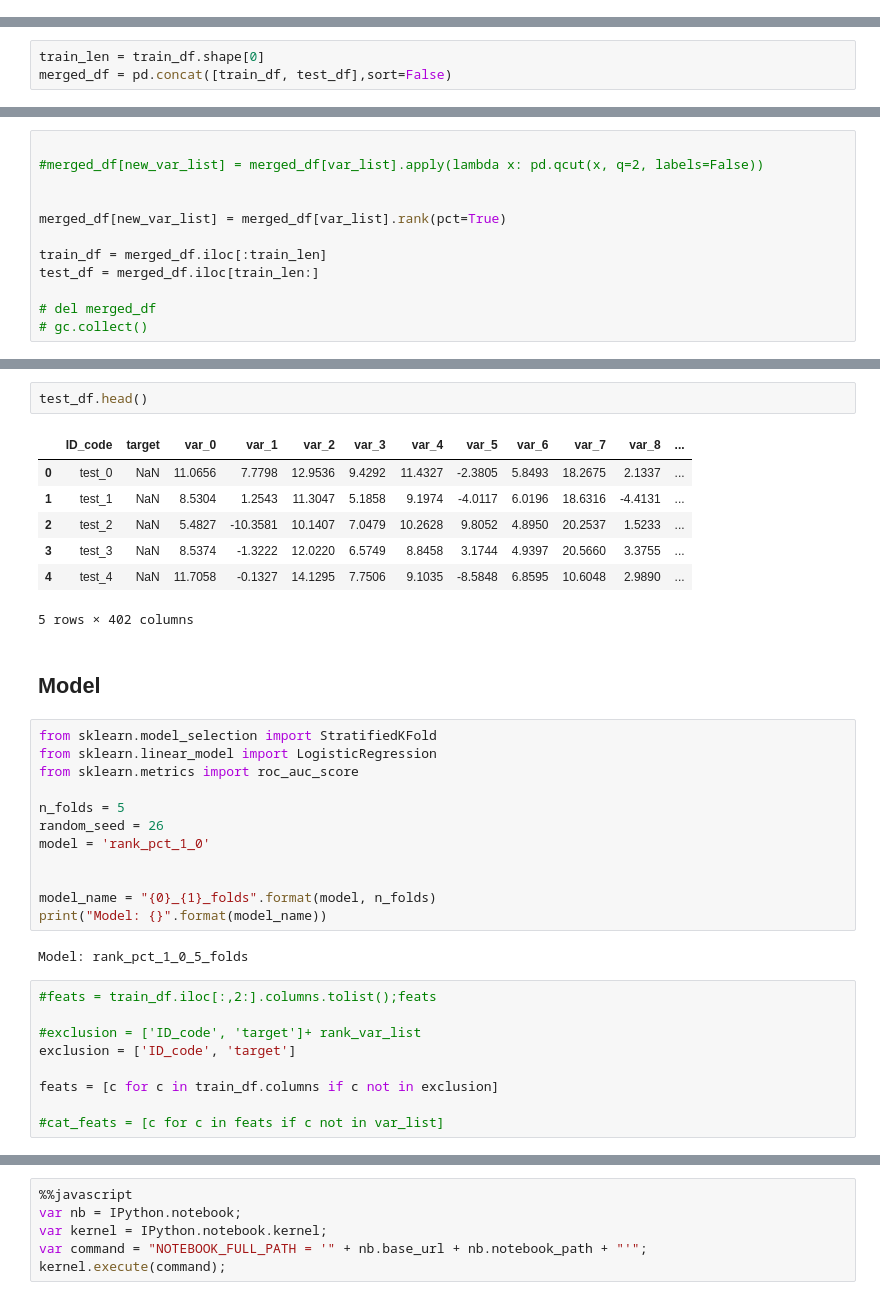
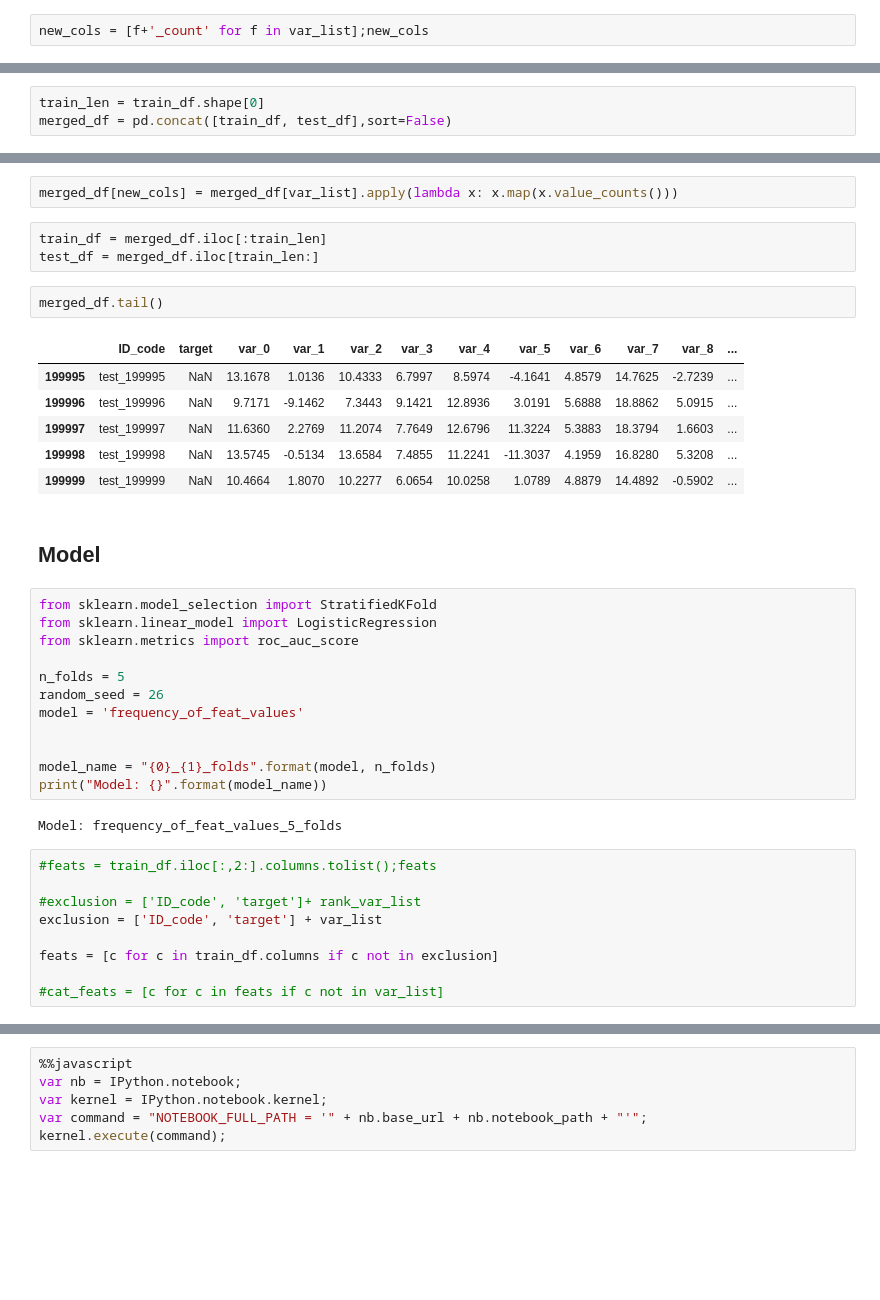
Before and after one commit to qiletan/santander-customer-transaction-prediction, a Jupyter notebook: notebooks/04_lgb_FE.ipynb, the cells around one changed output, grey strips where cells are left out. Saved outputs shown, nothing was run; the diff lists cells and outputs as text; blank space fills up the shorter version.

Commit message:
count frequency of each value in the col

```diff
--- a/notebooks/04_lgb_FE.ipynb
+++ b/notebooks/04_lgb_FE.ipynb
@@ -123,0 +53,2 @@ Name: negative_count, dtype: int64
+# %%
+new_cols = [f+'_count' for f in var_list];new_cols
@@ -132,12 +75,0 @@ new_var_list = [f+'_rank' for f in var_list]
-# %%
-
-#merged_df[new_var_list] = merged_df[var_list].apply(lambda x: pd.qcut(x, q=2, labels=False))
-
-
-merged_df[new_var_list] = merged_df[var_list].rank(pct=True)
-
-train_df = merged_df.iloc[:train_len]
-test_df = merged_df.iloc[train_len:]
-
-# del merged_df
-# gc.collect()
@@ -153,13 +76,17 @@ merged_df.groupby('target')[var_list].mean()
-# %%
-test_df.head()
-# %% [output]
-|  | ID_code | target | var_0 | var_1 | var_2 | var_3 | var_4 | var_5 | var_6 | var_7 | var_8 | ... |
-| 0 | test_0 | NaN | 11.0656 | 7.7798 | 12.9536 | 9.4292 | 11.4327 | -2.3805 | 5.8493 | 18.2675 | 2.1337 | ... |
-| 1 | test_1 | NaN | 8.5304 | 1.2543 | 11.3047 | 5.1858 | 9.1974 | -4.0117 | 6.0196 | 18.6316 | -4.4131 | ... |
-| 2 | test_2 | NaN | 5.4827 | -10.3581 | 10.1407 | 7.0479 | 10.2628 | 9.8052 | 4.8950 | 20.2537 | 1.5233 | ... |
-| 3 | test_3 | NaN | 8.5374 | -1.3222 | 12.0220 | 6.5749 | 8.8458 | 3.1744 | 4.9397 | 20.5660 | 3.3755 | ... |
-| 4 | test_4 | NaN | 11.7058 | -0.1327 | 14.1295 | 7.7506 | 9.1035 | -8.5848 | 6.8595 | 10.6048 | 2.9890 | ... |
-5 rows × 402 columns
+# %%
+merged_df[new_cols] = merged_df[var_list].apply(lambda x: x.map(x.value_counts()))
+# %%
+train_df = merged_df.iloc[:train_len]
+test_df = merged_df.iloc[train_len:]
+# %%
+merged_df.tail()
+# %% [output]
+|  | ID_code | target | var_0 | var_1 | var_2 | var_3 | var_4 | var_5 | var_6 | var_7 | var_8 | ... |
+| 199995 | test_199995 | NaN | 13.1678 | 1.0136 | 10.4333 | 6.7997 | 8.5974 | -4.1641 | 4.8579 | 14.7625 | -2.7239 | ... |
+| 199996 | test_199996 | NaN | 9.7171 | -9.1462 | 7.3443 | 9.1421 | 12.8936 | 3.0191 | 5.6888 | 18.8862 | 5.0915 | ... |
+| 199997 | test_199997 | NaN | 11.6360 | 2.2769 | 11.2074 | 7.7649 | 12.6796 | 11.3224 | 5.3883 | 18.3794 | 1.6603 | ... |
+| 199998 | test_199998 | NaN | 13.5745 | -0.5134 | 13.6584 | 7.4855 | 11.2241 | -11.3037 | 4.1959 | 16.8280 | 5.3208 | ... |
+| 199999 | test_199999 | NaN | 10.4664 | 1.8070 | 10.2277 | 6.0654 | 10.0258 | 1.0789 | 4.8879 | 14.4892 | -0.5902 | ... |
 # %% [markdown]
 ## Model
 # %%
@@ -169,18 +96,18 @@ from sklearn.metrics import roc_auc_score
 
 n_folds = 5
 random_seed = 26
-model = 'rank_pct_1_0'
+model = 'frequency_of_feat_values'
 
 
 model_name = "{0}_{1}_folds".format(model, n_folds)
 print("Model: {}".format(model_name))
 # %% [output]
-Model: rank_pct_1_0_5_folds
+Model: frequency_of_feat_values_5_folds
 # %%
 #feats = train_df.iloc[:,2:].columns.tolist();feats
 
 #exclusion = ['ID_code', 'target']+ rank_var_list
-exclusion = ['ID_code', 'target']
+exclusion = ['ID_code', 'target'] + var_list
 
 feats = [c for c in train_df.columns if c not in exclusion]
 
```
Also changed, not shown: parts of 15 cells of this notebook, 3 other files.
